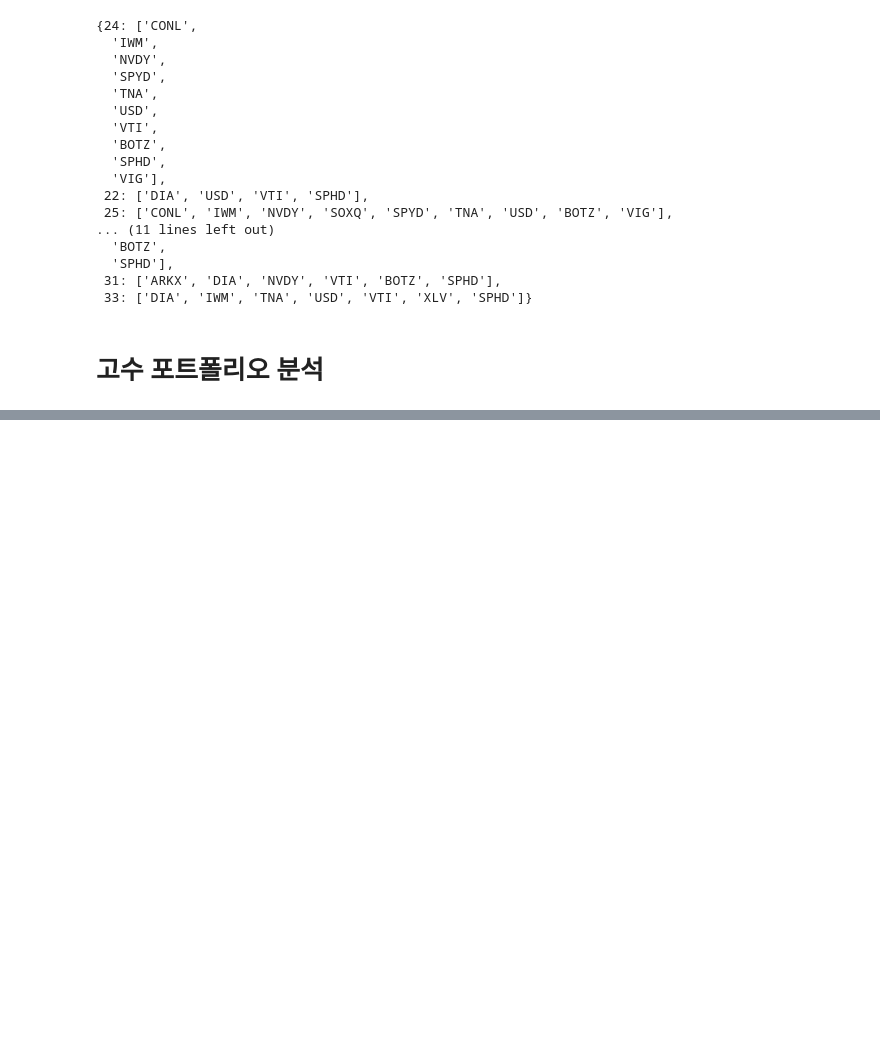
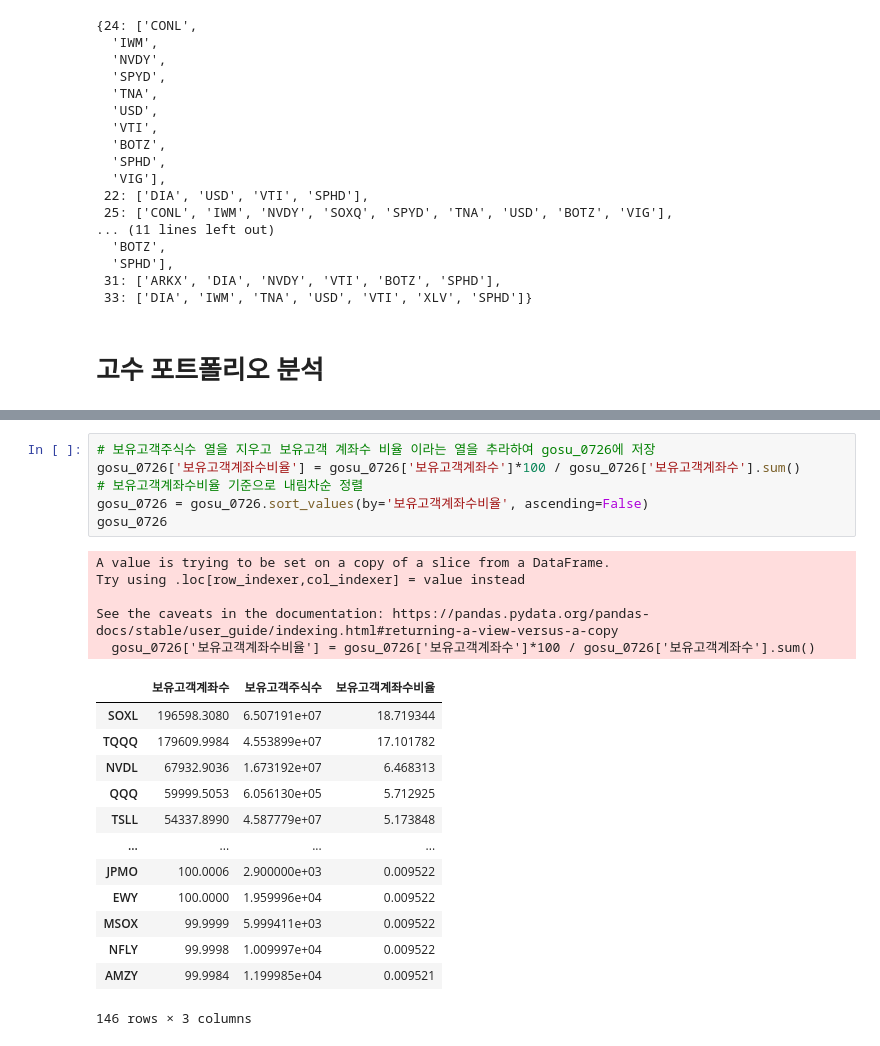
Before and after one commit to WonchanMoon/DSHY, a Jupyter notebook: EDA 실습/농협 공모전/데이터분석_업로드용.ipynb, the cells around one changed output, grey strips where cells are left out. Cells and saved outputs as stored; diff of their text form; blank space fills up the shorter version.

```diff
--- a/EDA 실습/농협 공모전/데이터분석_업로드용.ipynb
+++ b/EDA 실습/농협 공모전/데이터분석_업로드용.ipynb
@@ -315,0 +330,25 @@ gosu_outlier
+# %%
+# 보유고객주식수 열을 지우고 보유고객 계좌수 비율 이라는 열을 추라하여 gosu_0726에 저장
+gosu_0726['보유고객계좌수비율'] = gosu_0726['보유고객계좌수']*100 / gosu_0726['보유고객계좌수'].sum()
+# 보유고객계좌수비율 기준으로 내림차순 정렬
+gosu_0726 = gosu_0726.sort_values(by='보유고객계좌수비율', ascending=False)
+gosu_0726
+# %% [output]
+A value is trying to be set on a copy of a slice from a DataFrame.
+Try using .loc[row_indexer,col_indexer] = value instead
+
+See the caveats in the documentation: https://pandas.pydata.org/pandas-docs/stable/user_guide/indexing.html#returning-a-view-versus-a-copy
+  gosu_0726['보유고객계좌수비율'] = gosu_0726['보유고객계좌수']*100 / gosu_0726['보유고객계좌수'].sum()
+|  | 보유고객계좌수 | 보유고객주식수 | 보유고객계좌수비율 |
+| SOXL | 196598.3080 | 6.507191e+07 | 18.719344 |
+| TQQQ | 179609.9984 | 4.553899e+07 | 17.101782 |
+| NVDL | 67932.9036 | 1.673192e+07 | 6.468313 |
+| QQQ | 59999.5053 | 6.056130e+05 | 5.712925 |
+| TSLL | 54337.8990 | 4.587779e+07 | 5.173848 |
+| ... | ... | ... | ... |
+| JPMO | 100.0006 | 2.900000e+03 | 0.009522 |
+| EWY | 100.0000 | 1.959996e+04 | 0.009522 |
+| MSOX | 99.9999 | 5.999411e+03 | 0.009522 |
+| NFLY | 99.9998 | 1.009997e+04 | 0.009522 |
+| AMZY | 99.9984 | 1.199985e+04 | 0.009521 |
+146 rows × 3 columns
```
Also changed, not shown: parts of 8 cells of this notebook, 1 other file.
